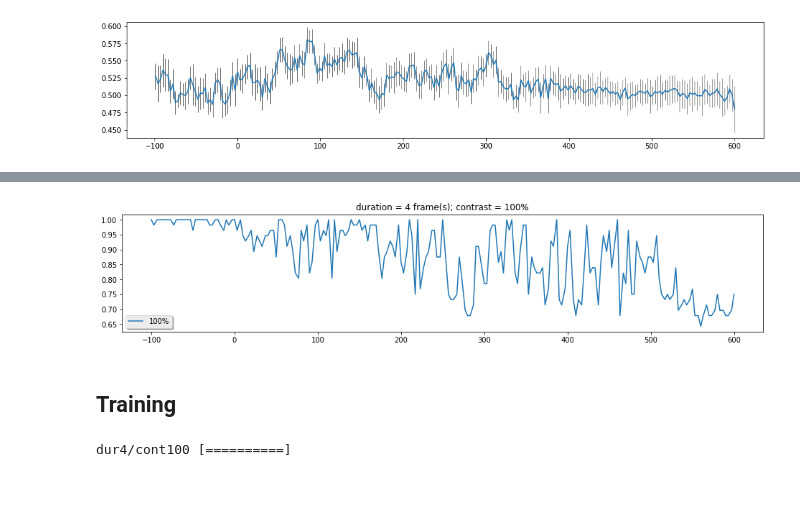
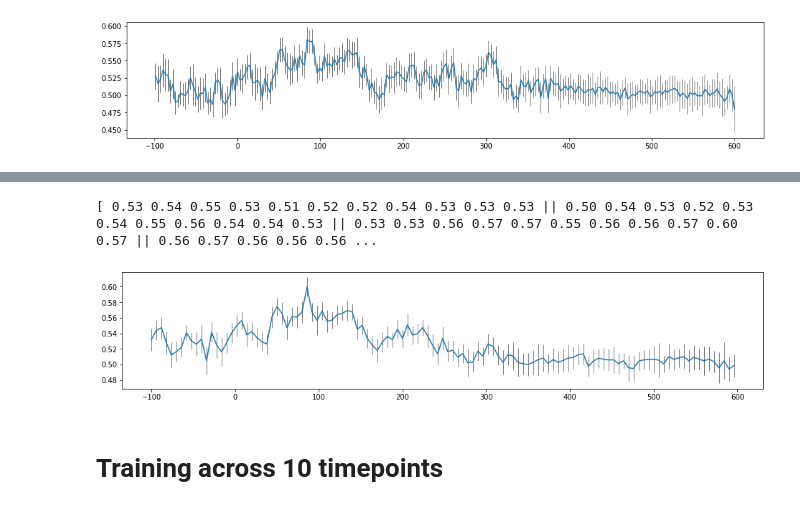
Before and after one commit to egorananyev/meg-an, a Jupyter notebook: mvpa-multi-t.ipynb, the cells around one changed output, grey strips where cells are left out. Saved outputs shown, nothing was run; the diff lists cells and outputs as text; code cells hidden in the pictures.

Commit message:
Sampling across multiple (3/6/10) time points.

```diff
--- a/mvpa-multi-t.ipynb
+++ b/mvpa-multi-t.ipynb
@@ -68,7 +68,3 @@ E:\meg\derivatives\meg_derivatives\sub-01\ses-meg\meg\sub-01_ses-meg_experimenta
 np.shape(epochs_df)
 # %% [output]
 (706608, 306)
-# %%
-all_times = np.round(epochs_run.times * 1000).astype(int)[1::3]
-print(all_times)
-print(np.shape(all_times))
@@ -150,7 +131,7 @@ epochs_df_sorted[epochs_df_sorted.index.get_level_values('condition').str.contai
 # %% [markdown]
 ### Function
 # %%
-def iter_times(all_times_, epochs_subset_df_, kernel='sigmoid', n_splits=10, track=True):  #, validate=False):
+def iter_times(all_times_, epochs_subset_df_, multi_t, kernel='sigmoid', n_splits=10, track=True):  #, validate=False):
     acc_mean = []
     acc_sd = []
     counter = 0
@@ -160,8 +141,8 @@ def iter_times(all_times_, epochs_subset_df_, kernel='sigmoid', n_splits=10, tra
             print('||', end=' ')
             counter = 0
         counter += 1
-        X_right = epochs_subset_df_[epochs_subset_df_.index.get_level_values('condition').str.contains('right')].loc[pd.IndexSlice[:, :, t:t+2], :]
-        X_left = epochs_subset_df_[epochs_subset_df_.index.get_level_values('condition').str.contains('left')].loc[pd.IndexSlice[:, :, t:t+2], :]
+        X_right = epochs_subset_df_[epochs_subset_df_.index.get_level_values('condition').str.contains('right')].loc[pd.IndexSlice[:, :, t:t+multi_t-1], :]
+        X_left = epochs_subset_df_[epochs_subset_df_.index.get_level_values('condition').str.contains('left')].loc[pd.IndexSlice[:, :, t:t+multi_t-1], :]
         X = np.concatenate((X_right, X_left))
         y = np.concatenate((np.repeat(1, len(X_right)), np.repeat(0, len(X_left))))
         acc_this_mean, acc_this_sd = run_svm(X, y, kernel_=kernel, n_splits=n_splits, track=track)
@@ -423,0 +198,5 @@ dur4/cont100 [==========]
+# %%
+multi_t = 6  # training across this many t's
+all_times = np.round(epochs_run.times * 1000).astype(int)[0::multi_t]  # taking every multi_t's t for indexing
+print(all_times)
+print(np.shape(all_times))
@@ -423,0 +214,9 @@ dur4/cont100 [==========]
+# %%
+acc = pd.DataFrame(np.zeros((1, len(all_times))), columns=all_times)
+acc_sd = pd.DataFrame(np.zeros((1, len(all_times))), columns=all_times)
+epochs_df.sort_index(level=['condition', 'epoch', 'time'], ascending=[1, 1, 1], inplace=True)
+cur_acc_mean, cur_acc_sd = iter_times(all_times, epochs_df, multi_t, track=True, n_splits=25)  #, validate=False)
+acc.loc[0, :] = cur_acc_mean
+acc_sd.loc[0, :] = cur_acc_sd
+# %% [output]
+[ 0.53 0.54 0.55 0.53 0.51 0.52 0.52 0.54 0.53 0.53 0.53 || 0.50 0.54 0.53 0.52 0.53 0.54 0.55 0.56 0.54 0.54 0.53 || 0.53 0.53 0.56 0.57 0.57 0.55 0.56 0.56 0.57 0.60 0.57 || 0.56 0.57 0.56 0.56 0.56 ...
@@ -424,30 +225,12 @@ dur4/cont100 [==========]
 # %%
 %matplotlib inline
-for cur_dur in range(len(all_durs)):
-#     plt.title(label='duration = ' + str(all_durs[cur_dur]) + ' frame(s)')
-    for cur_cont in range(len(all_conts)):
-        plt.figure(figsize=(16, 3))
-        plt.title(label='duration = ' + str(all_durs[cur_dur]) + ' frame(s); contrast = ' + str(all_conts[cur_cont]) + '%')
-        plt.plot(all_times, np.array(acc.loc[(all_durs[cur_dur], all_conts[cur_cont]), :]).T, label = str(all_conts[cur_cont]) + '%');
-        # plt.savefig(qc_fname + '_light-sensors.pdf')
-    leg = plt.legend(loc='lower left', ncol=4, shadow=True, fancybox=True)
-    leg.get_frame().set_alpha(0.8)
+plt.figure(figsize=(16, 3))
+# plt.plot(all_times, np.array(acc.T));
+plt.errorbar(all_times, np.array(acc.T), yerr=acc_sd.to_numpy().flatten(), ecolor='gray', elinewidth=1)
+plt.savefig(mvpa_fname + '_sigmoid_sd' + '.pdf')
+# leg = plt.legend(loc='lower left', ncol=4, shadow=True, fancybox=True)
+# leg.get_frame().set_alpha(0.8)
 # %% [output]
-[figure, old version]
+[figure, new version]
 # %% [markdown]
-## Training
+# Training across 10 timepoints
-# %%
-all_durs = [4]  # [1, 2, 3, 4]
-all_conts = [100]  # [17, 33, 50, 100]
-acc_index = pd.MultiIndex.from_product([all_durs, all_conts], names=['dur', 'cont'])
-acc = pd.DataFrame(np.zeros((len(all_durs)*len(all_conts), len(all_times))),
-                   index=acc_index, columns=all_times)
-for cur_dur in range(len(all_durs)):
-    for cur_cont in range(len(all_conts)):
-        cur_cond_str = 'dur' + str(all_durs[cur_dur]) + '/' + 'cont' + str(all_conts[cur_cont]).zfill(3)
-        print(cur_cond_str, end=' ')
-        epochs_subset_df = epochs_df[epochs_df.index.get_level_values('condition').str.contains(cur_cond_str)]
-        cur_acc = iter_times(all_times, epochs_subset_df, validate=False)  #, cur_cond_str)
-        acc.loc[(all_durs[cur_dur], all_conts[cur_cont]), :] = cur_acc
-# %% [output]
-dur4/cont100 [==========]
```
Also changed, not shown: parts of 35 cells of this notebook.
